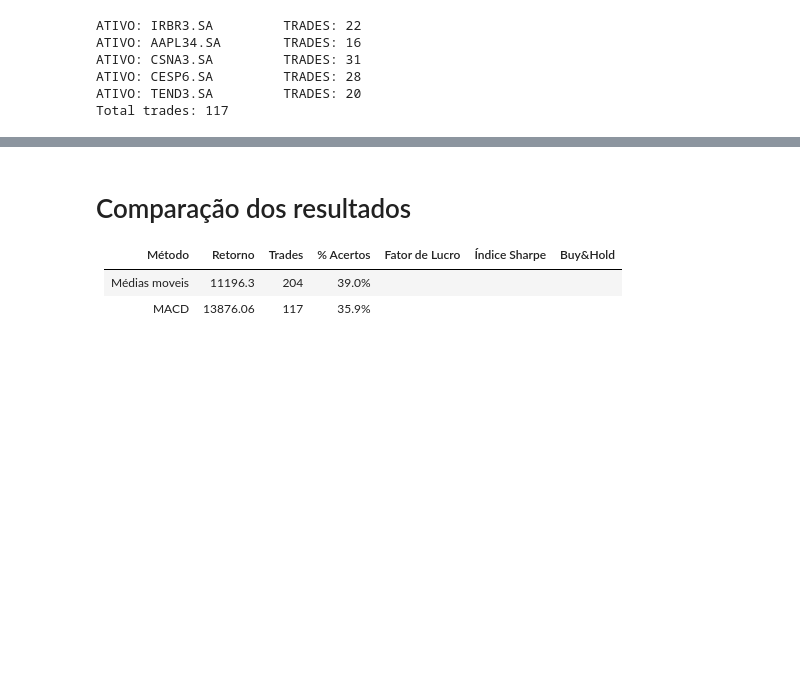
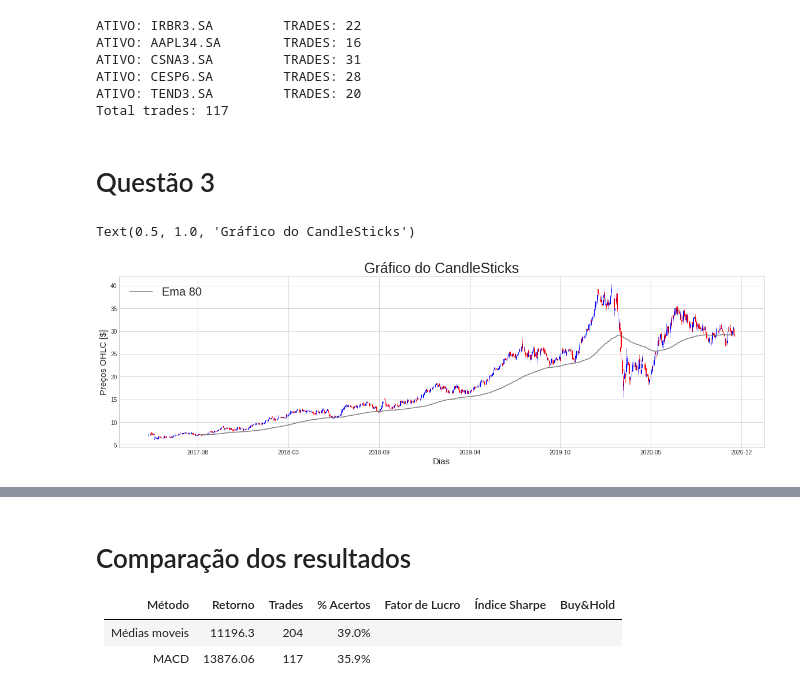
Before and after one commit to victorhdcoelho/SinaisFinanceiros-atividade02, a Jupyter notebook: Atividade02.ipynb, the cells around one changed output, grey strips where cells are left out. Cells and saved outputs as stored; diff of their text form; code cells hidden in the pictures; blank space fills up the shorter version.

```diff
--- a/Atividade02.ipynb
+++ b/Atividade02.ipynb
@@ -277,3 +277,5 @@ ATIVO: CSNA3.SA         TRADES: 31
 ATIVO: CESP6.SA         TRADES: 28
 ATIVO: TEND3.SA         TRADES: 20
 Total trades: 117
+# %% [markdown]
+<h1> Questão 3
@@ -279,0 +308,24 @@ Total trades: 117
+# %%
+def ema(data, period=0, column='close'):
+    data['ema' + str(period)] = data[column].ewm(ignore_na=False, min_periods=period, com=period, adjust=True).mean()
+    return data
+# %%
+mean = 80
+# %%
+from mpl_finance import candlestick_ohlc
+import matplotlib.dates as mdates
+fig = plt.subplots(figsize=(20,12))
+plt.style.use('seaborn-whitegrid')
+
+ax1 = plt.subplot(211)
+candlestick_ohlc(ax1, df1.values, width=0.6, colorup='b', colordown='r',alpha=1)
+ax1.xaxis.set_major_formatter(mdates.DateFormatter('%Y-%m'))
+ax1.plot(df1['Date'], ema(df1,mean)['ema80'], color = 'gray', label = 'Ema 80')
+ax1.legend(loc='upper left',fontsize=20)
+
+ax1.set_xlabel("Dias",fontsize=15)
+ax1.set_ylabel('Preços  [R$]',fontsize=15)
+ax1.set_title('Gráfico do CandleSticks',fontsize=25)
+# %% [output]
+Text(0.5, 1.0, 'Gráfico do CandleSticks')
+[figure, added]
```
Also changed, not shown: parts of 9 cells of this notebook.
